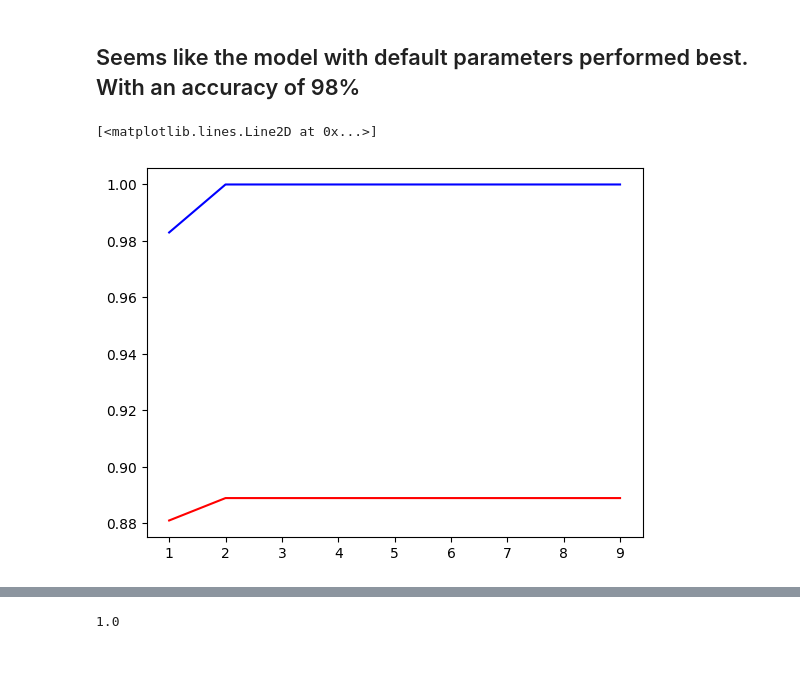
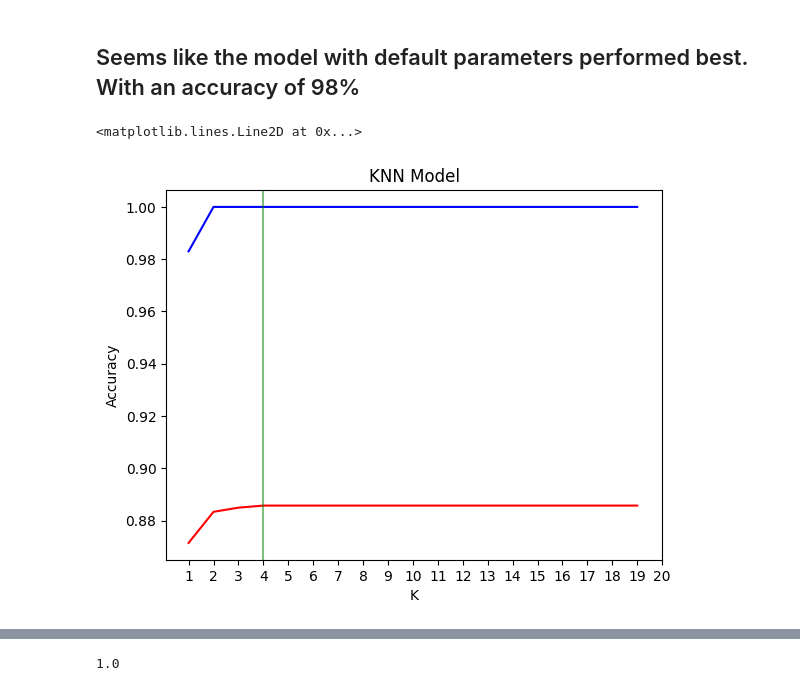
Before and after one commit to Tqkoyaki/DeepDigits, a Jupyter notebook: SVM_Model.ipynb, the cells around one changed output, grey strips where cells are left out. Saved outputs shown, nothing was run; the diff lists cells and outputs as text; code cells hidden in the pictures; blank space fills up the shorter version.

```diff
--- a/SVM_Model.ipynb
+++ b/SVM_Model.ipynb
@@ -144,24 +163,34 @@ weighted avg       0.89      0.88      0.88       126
 # %%
 # for loop to create different svm models with different parameters store both the score and the model
 training_acc = []
 test_acc = []
-maxRange = 10
+maxRange = 20
 for i in range(1, maxRange):
-    model_svc = SVC(C=i)
-    model_svc.fit(x_train, y_train)
-    training_acc.append(model_svc.score(x_train, y_train))
-    test_acc.append(model_svc.score(x_test, y_test))
+    model_svc2 = SVC(C=i, random_state=123)
+    model_svc2.fit(x_train, y_train)
+    training_acc.append(model_svc2.score(x_train, y_train))
+    test_acc.append(model_svc2.score(x_test, y_test))
     #if model_svc.score(x_test, y_test) = 1: stop the loop, since no test, use train for now
     # if model_svc.score(x_train, y_train) == 1:
     #     #break after next iteration
     #     break
     #print(model_svc.score(x_train, y_train))
 
 plt.plot(range(1, len(training_acc)+1), training_acc, color="blue", label="training accuracy")
 plt.plot(range(1, len(test_acc)+1), test_acc,  color="red", label="test accuracy")
+
+    #add labels and title
+plt.title('KNN Model')
+plt.xlabel('K')
+plt.ylabel('Accuracy')
+#make X labels increase by even numbers
+plt.xticks(np.arange(1, maxRange+1, 1.0))
+
+#draw a vertical line at the max test accuracy with a 50 percent opacity
+plt.axvline(x=test_acc.index(max(test_acc))+1, color='green', alpha=0.5)
 # %% [output]
-[<matplotlib.lines.Line2D at 0x...>]
+<matplotlib.lines.Line2D at 0x...>
-[figure, old version]
+[figure, new version]
 # %%
 # for loop to create different svm models with different gamma, C, and kernel parameters store both the score and the model
 # training_acc = []
```
Also changed, not shown: parts of 22 cells of this notebook, 7 other files.
